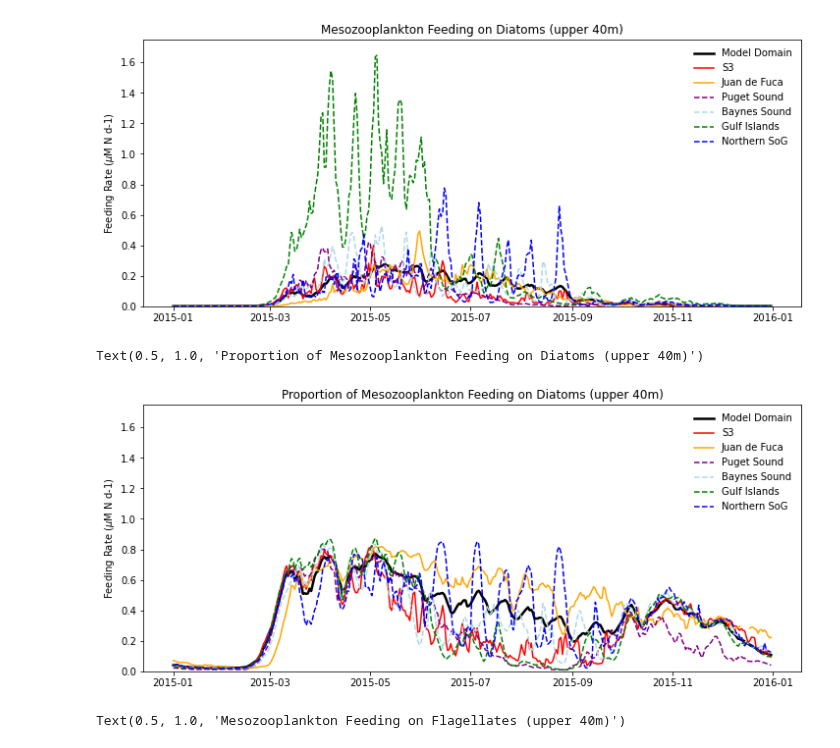
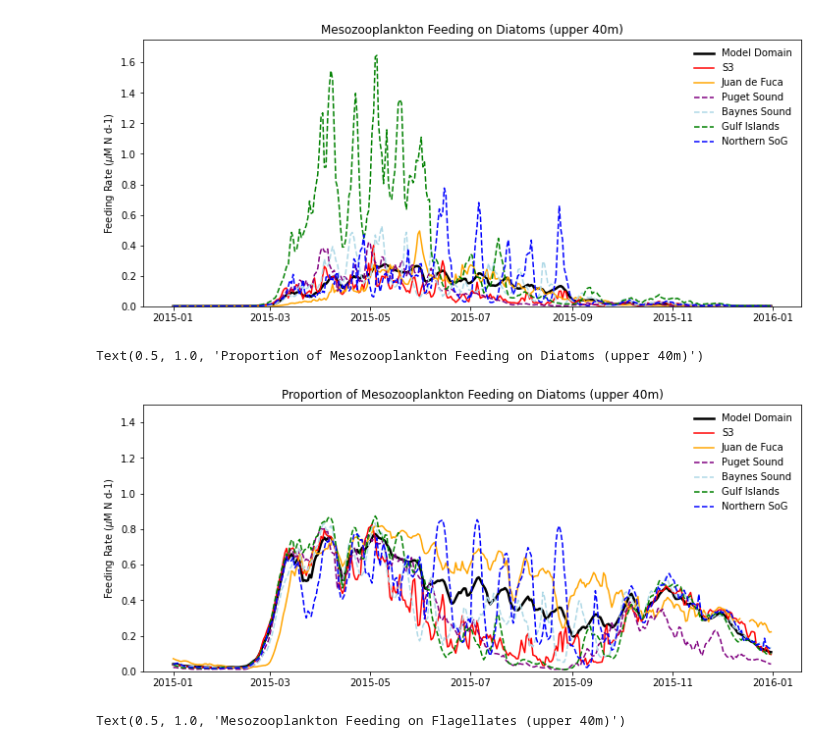
Before and after one commit to SalishSeaCast/analysis-karyn, a Jupyter notebook: notebooks/plotExamples/RegionalMesozoopDiet_UpperWaterColumn.ipynb, the cells around one changed output. Saved outputs shown, nothing was run; the diff lists cells and outputs as text; code cells hidden in the pictures.

```diff
--- a/notebooks/plotExamples/RegionalMesozoopDiet_UpperWaterColumn.ipynb
+++ b/notebooks/plotExamples/RegionalMesozoopDiet_UpperWaterColumn.ipynb
@@ -377,19 +377,19 @@ Text(0.5, 1.0, 'Mesozooplankton Feeding on Diatoms (upper 40m)')
 # %%
 fig,ax=plt.subplots(1,1,figsize=(12,5))
 ax.plot(tlist,(meanMESZD40/meanMESZtotal40),'k-',label='Model Domain',linewidth=2.5)
 ax.plot(tlist,(meanMESZD40S3/meanMESZtotal40S3),'-',color='red',label='S3')
 ax.plot(tlist,(meanMESZD40JF/meanMESZtotal40JF),'-',color='orange',label='Juan de Fuca')
 ax.plot(tlist,(meanMESZD40PS/meanMESZtotal40PS),'--',color='purple',label='Puget Sound')
 ax.plot(tlist,(meanMESZD40BS/meanMESZtotal40BS),'--',color='lightblue',label='Baynes Sound')
 ax.plot(tlist,(meanMESZD40GI/meanMESZtotal40GI),'--',color='green',label='Gulf Islands')
 ax.plot(tlist,(meanMESZD40NSoG/meanMESZtotal40NSoG),'--',color='blue',label='Northern SoG')
 ax.legend(frameon=False)
-ax.set_ylim((0,1.75))
+ax.set_ylim((0,1.5))
 ax.set_ylabel('Feeding Rate ($\mu$M N d-1)')
 ax.set_title('Proportion of Mesozooplankton Feeding on Diatoms (upper 40m)')
 # %% [output]
 Text(0.5, 1.0, 'Proportion of Mesozooplankton Feeding on Diatoms (upper 40m)')
-[figure, old version]
+[figure, new version]
 # %%
 fig,ax=plt.subplots(1,1,figsize=(12,5))
 ax.plot(tlist,(meanMESZF40*86400),'k-',label='Model Domain',linewidth=2.5)
```
Also changed, not shown: parts of 3 cells of this notebook.
